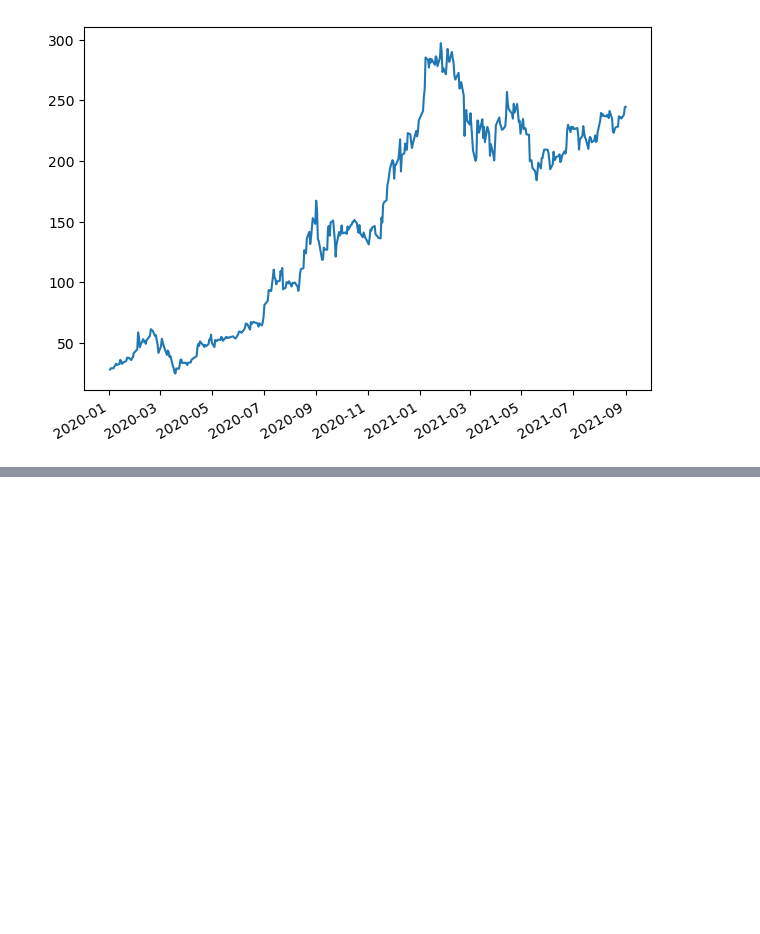
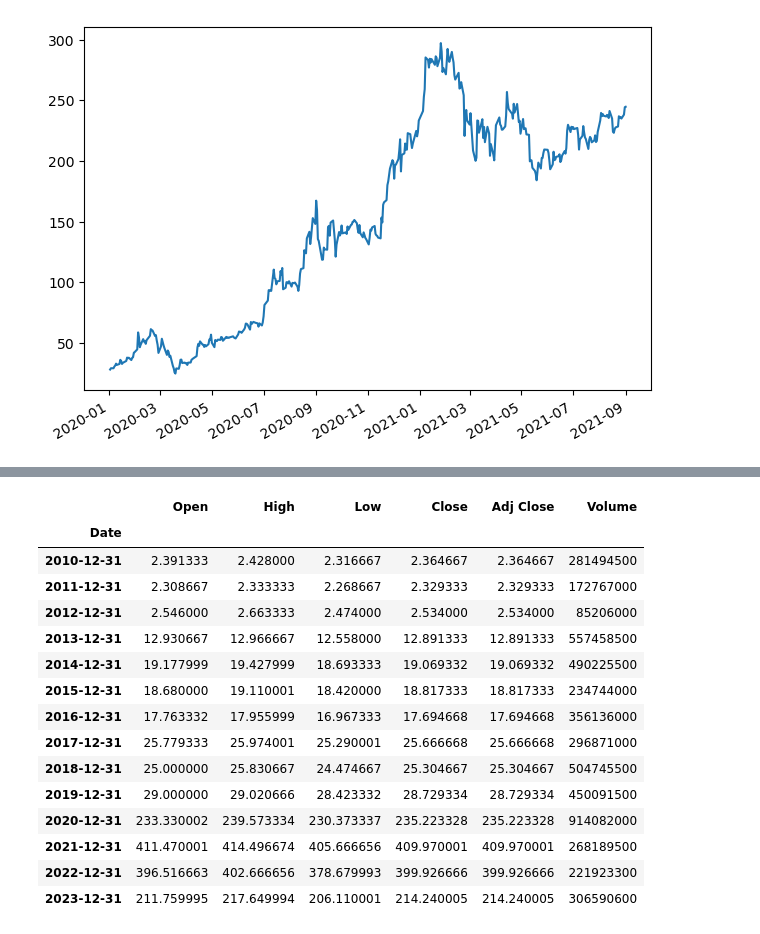
Before and after one commit to chwasiq0569/EDA-on-Time-Series-Data-, a Jupyter notebook: time-series-eda.ipynb, the cells around one changed output, grey strips where cells are left out. Saved outputs shown, nothing was run; the diff lists cells and outputs as text; code cells hidden in the pictures; blank space fills up the shorter version.

```diff
--- a/time-series-eda.ipynb
+++ b/time-series-eda.ipynb
@@ -163,0 +191,19 @@ figure
+# %%
+df_Tesla.resample(rule='A').max()
+# %% [output]
+|  | Open | High | Low | Close | Adj Close | Volume |
+| Date |  |  |  |  |  |  |
+| 2010-12-31 | 2.391333 | 2.428000 | 2.316667 | 2.364667 | 2.364667 | 281494500 |
+| 2011-12-31 | 2.308667 | 2.333333 | 2.268667 | 2.329333 | 2.329333 | 172767000 |
+| 2012-12-31 | 2.546000 | 2.663333 | 2.474000 | 2.534000 | 2.534000 | 85206000 |
+| 2013-12-31 | 12.930667 | 12.966667 | 12.558000 | 12.891333 | 12.891333 | 557458500 |
+| 2014-12-31 | 19.177999 | 19.427999 | 18.693333 | 19.069332 | 19.069332 | 490225500 |
+| 2015-12-31 | 18.680000 | 19.110001 | 18.420000 | 18.817333 | 18.817333 | 234744000 |
+| 2016-12-31 | 17.763332 | 17.955999 | 16.967333 | 17.694668 | 17.694668 | 356136000 |
+| 2017-12-31 | 25.779333 | 25.974001 | 25.290001 | 25.666668 | 25.666668 | 296871000 |
+| 2018-12-31 | 25.000000 | 25.830667 | 24.474667 | 25.304667 | 25.304667 | 504745500 |
+| 2019-12-31 | 29.000000 | 29.020666 | 28.423332 | 28.729334 | 28.729334 | 450091500 |
+| 2020-12-31 | 233.330002 | 239.573334 | 230.373337 | 235.223328 | 235.223328 | 914082000 |
+| 2021-12-31 | 411.470001 | 414.496674 | 405.666656 | 409.970001 | 409.970001 | 268189500 |
+| 2022-12-31 | 396.516663 | 402.666656 | 378.679993 | 399.926666 | 399.926666 | 221923300 |
+| 2023-12-31 | 211.759995 | 217.649994 | 206.110001 | 214.240005 | 214.240005 | 306590600 |
```
Also changed, not shown: parts of 11 cells of this notebook.
